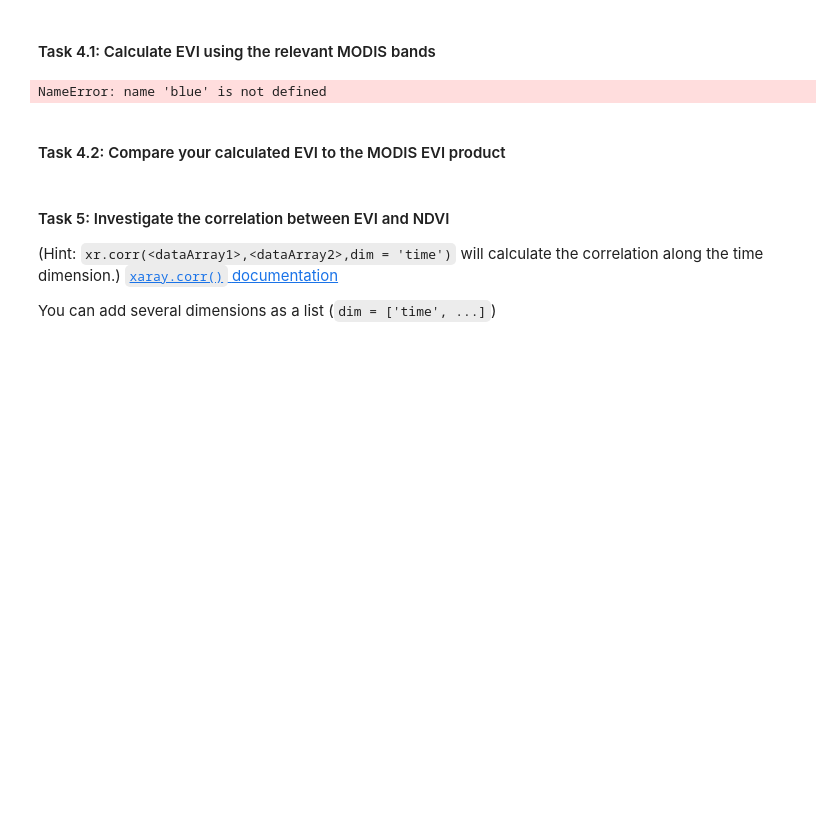
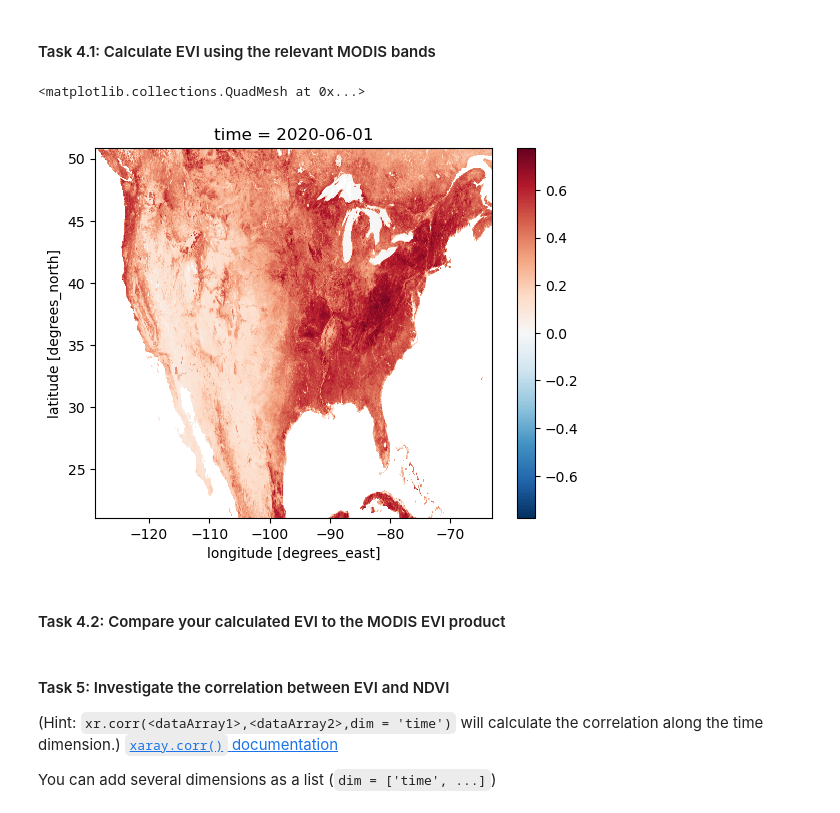
Before and after one commit to ISAT-DrG/ISAT420_Code, a Jupyter notebook: W7_SatelliteData/code/ModisVegetationIndex_Continued.ipynb, the cells around one changed output. Saved outputs shown, nothing was run; the diff lists cells and outputs as text; code cells hidden in the pictures; blank space fills up the shorter version.

```diff
--- a/W7_SatelliteData/code/ModisVegetationIndex_Continued.ipynb
+++ b/W7_SatelliteData/code/ModisVegetationIndex_Continued.ipynb
@@ -125,14 +125,21 @@ The coefficients adopted in the MODIS-EVI algorithm are: L=1, C1 = 6, C2 = 7.5,
 # %% [markdown]
 #### Task 4.1: Calculate EVI using the relevant MODIS bands
 # %%
-NIR = ds['_1_km_monthly_NIR_reflectance'].sel(time = '2020-06-01')
-red = ds['_1_km_monthly_red_reflectance'].sel(time = '2020-06-01')
-OurEVI = 2.5 * (NIR - red) / (NIR + 6 * red - 7.5 * blue + L)
+NIR = ds ['_1_km_monthly_NIR_reflectance'].sel(time = '2020-06-01')
+red = ds ['_1_km_monthly_red_reflectance'].sel(time = '2020-06-01')
+blue = ds ['_1_km_monthly_blue_reflectance'].sel(time = '2020-06-01')
+C1 = 6
+C2 = 7.5
+L =1
+G = 2.5
+
+OurEVI = G * (NIR - red) / (NIR + C1 * red - C2 * blue + L)
 
 # unprojected plot to check
 OurEVI.plot()
 # %% [output]
-NameError: name 'blue' is not defined
+<matplotlib.collections.QuadMesh at 0x...>
+[figure, added]
 # %% [markdown]
 #### Task 4.2: Compare your calculated EVI to the MODIS EVI product
 # %% [markdown]
```
